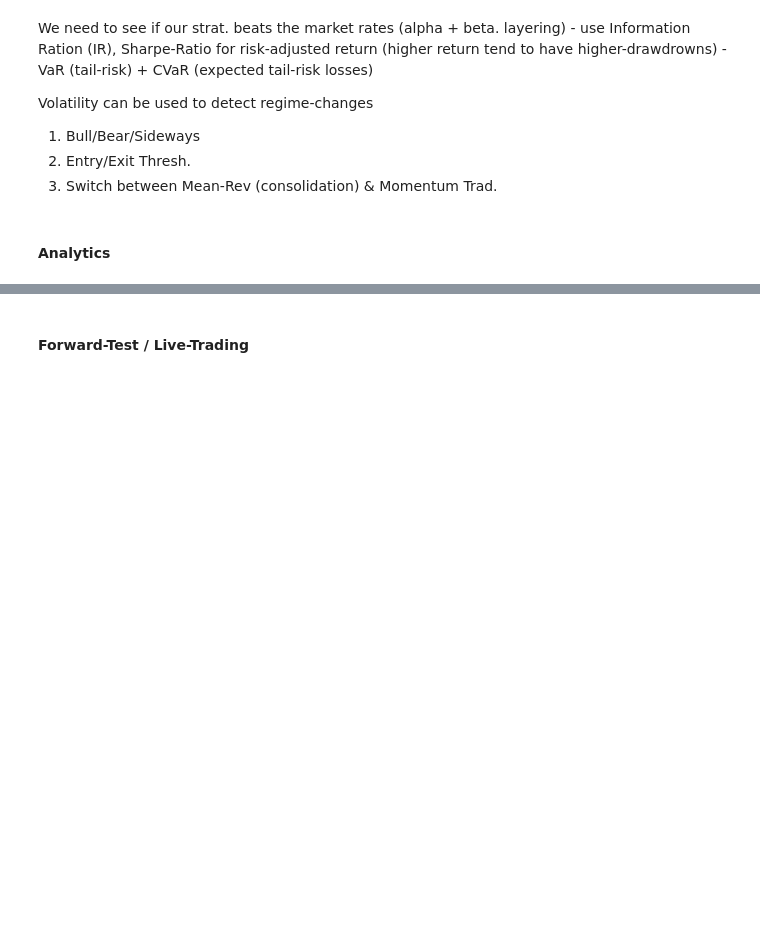
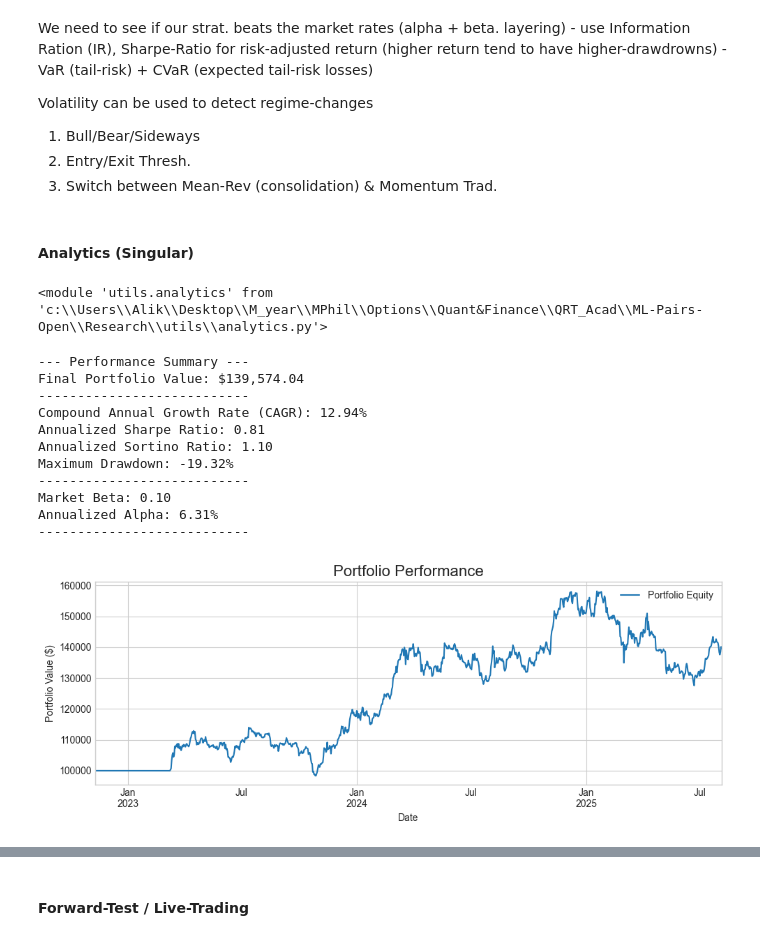
Before and after one commit to AlikMon88/ML-Pairs-Open, a Jupyter notebook: Research/research_v2.ipynb, the cells around one changed output, grey strips where cells are left out. Saved outputs shown, nothing was run; the diff lists cells and outputs as text; code cells hidden in the pictures; blank space fills up the shorter version.

Commit message:
add analytics

```diff
--- a/Research/research_v2.ipynb
+++ b/Research/research_v2.ipynb
@@ -727,6 +729,10 @@ Volatility can be used to detect regime-changes
 2. Entry/Exit Thresh.
 3. Switch between Mean-Rev (consolidation) & Momentum Trad.
 # %% [markdown]
-#### Analytics
+#### Analytics (Singular)
 # %%
+import utils.analytics
 from utils.analytics import *
+importlib.reload(utils.analytics)
+# %% [output]
+<module 'utils.analytics' from 'c:\\Users\\Alik\\Desktop\\M_year\\MPhil\\Options\\Quant&Finance\\QRT_Acad\\ML-Pairs-Open\\Research\\utils\\analytics.py'>
@@ -735,2 +739,18 @@ from utils.analytics import *
 # %%
 ## Call/Save analytics on both the tests
+analytics = PortfolioAnalytics(test_portfolio_eq_curve, market_df, periods_per_year=365)
+# %%
+analytics.display_summary()
+# %% [output]
+--- Performance Summary ---
+Final Portfolio Value: $139,574.04
+---------------------------
+Compound Annual Growth Rate (CAGR): 12.94%
+Annualized Sharpe Ratio: 0.81
+Annualized Sortino Ratio: 1.10
+Maximum Drawdown: -19.32%
+---------------------------
+Market Beta: 0.10
+Annualized Alpha: 6.31%
+---------------------------
+[figure, added]
```
Also changed, not shown: parts of 8 cells of this notebook, 1 other file.
